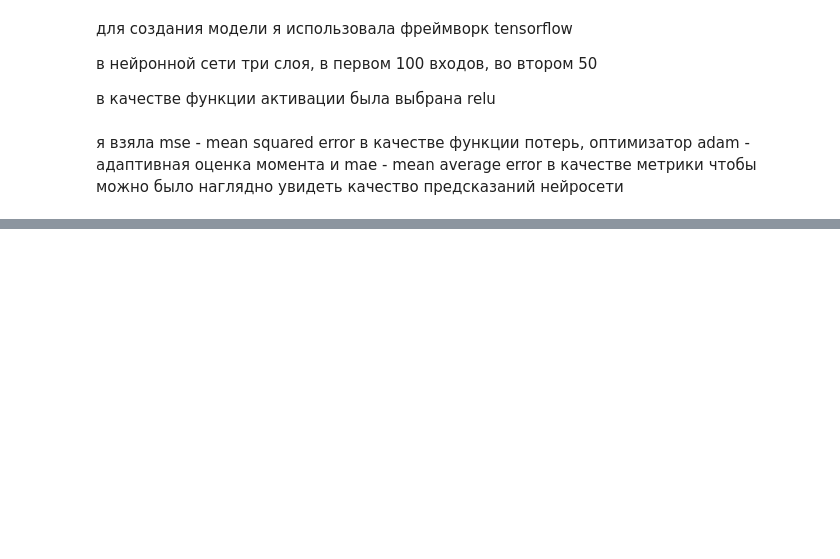
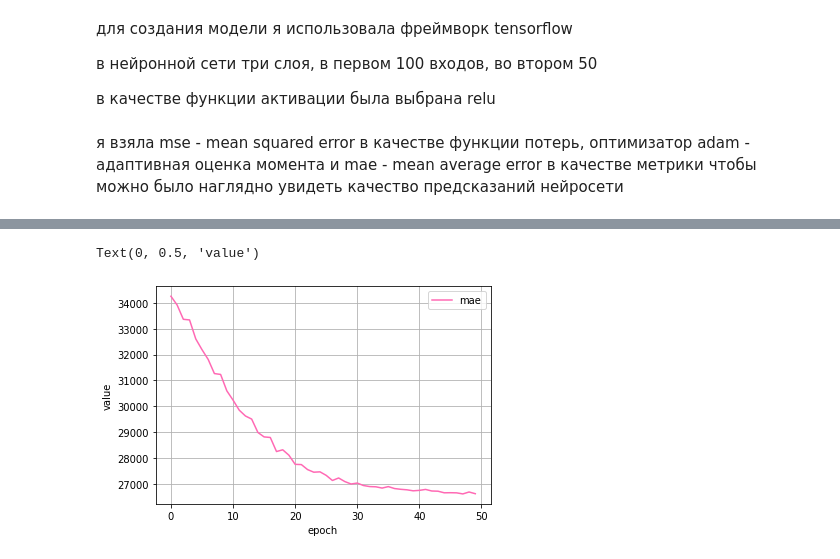
Before and after one commit to avetodef/applied-ai-itmo, a Jupyter notebook: Практическая_работа_2_Федотьева_Софья_R32423.ipynb, the cells around one changed output, grey strips where cells are left out. Saved outputs shown, nothing was run; the diff lists cells and outputs as text; code cells hidden in the pictures; blank space fills up the shorter version.

```diff
--- a/Практическая_работа_2_Федотьева_Софья_R32423.ipynb
+++ b/Практическая_работа_2_Федотьева_Софья_R32423.ipynb
@@ -203,3 +204,12 @@ print(history.history)
+# %%
+plt.plot(history.history['mae'], color = 'hotpink', label = 'mae')
+plt.grid()
+plt.legend()
+plt.xlabel('epoch')
+plt.ylabel('value')
+# %% [output]
+Text(0, 0.5, 'value')
+[figure, added]
 # %%
 scores = model.evaluate(X_val, y_val, verbose=1)
 # %% [output]
```
Also changed, not shown: parts of 6 cells of this notebook.
